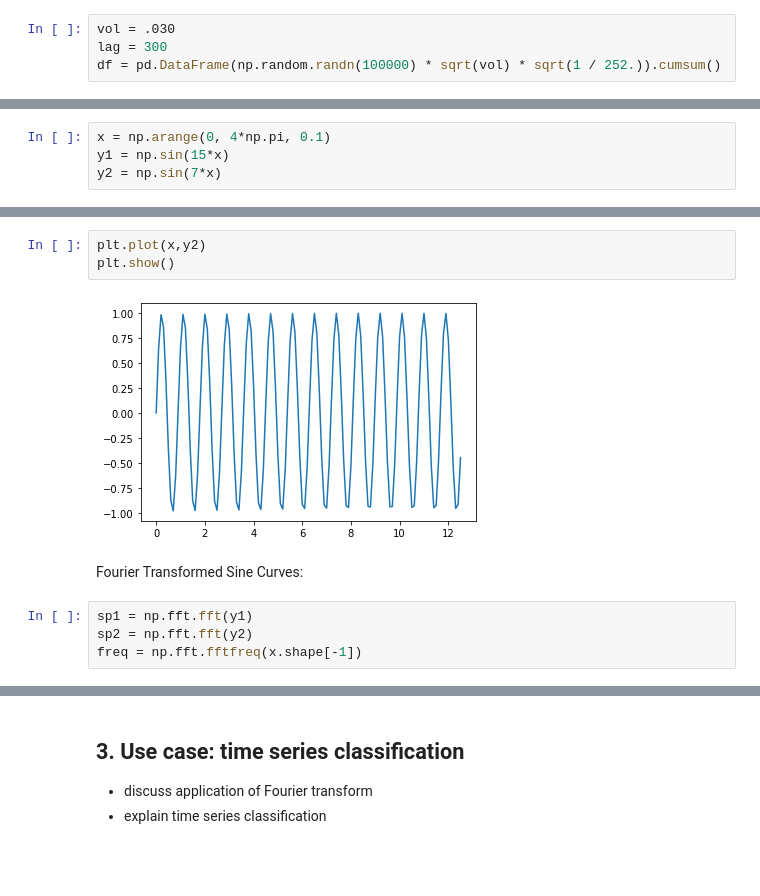
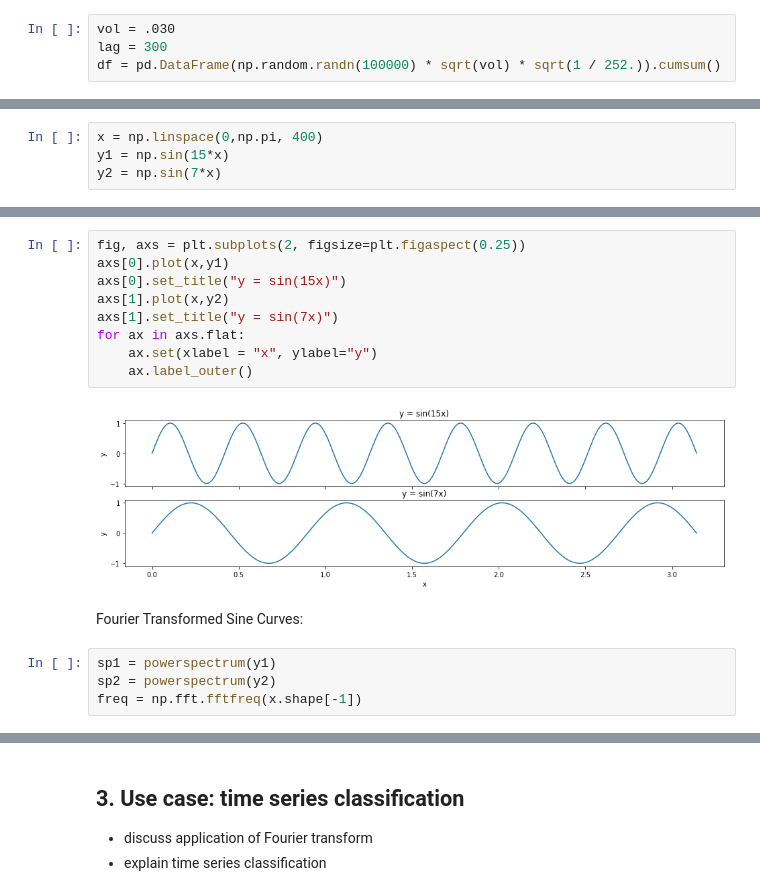
Before and after one commit to TawyeebOS/Time-Series-Analysis-and-Fourier-Transform-Nuffield-Project, a Jupyter notebook: Report-Draft.ipynb, the cells around one changed output, grey strips where cells are left out. Cells and saved outputs as stored; diff of their text form; blank space fills up the shorter version.

```diff
--- a/Report-Draft.ipynb
+++ b/Report-Draft.ipynb
@@ -114,6 +122,6 @@ Any continuous signal in the time domain can be represented as represented as th
 Take this sine wave as an example.
 Original: y = sin(15x) and y = sin(7x)
 # %%
-x = np.arange(0, 4*np.pi, 0.1)
+x = np.linspace(0,np.pi, 400)
 y1 = np.sin(15*x)
 y2 = np.sin(7*x)
@@ -125,11 +128,17 @@ plt.show()
-# %%
-plt.plot(x,y2)
-plt.show()
-# %% [output]
-[figure, removed]
+# %%
+fig, axs = plt.subplots(2, figsize=plt.figaspect(0.25))
+axs[0].plot(x,y1)
+axs[0].set_title("y = sin(15x)")
+axs[1].plot(x,y2)
+axs[1].set_title("y = sin(7x)")
+for ax in axs.flat:
+    ax.set(xlabel = "x", ylabel="y")
+    ax.label_outer()
+# %% [output]
+[figure, added]
 # %% [markdown]
 Fourier Transformed Sine Curves:
 # %%
-sp1 = np.fft.fft(y1)
-sp2 = np.fft.fft(y2)
+sp1 = powerspectrum(y1)
+sp2 = powerspectrum(y2)
 freq = np.fft.fftfreq(x.shape[-1])
```
Also changed, not shown: parts of 32 cells of this notebook, 1 other file.
